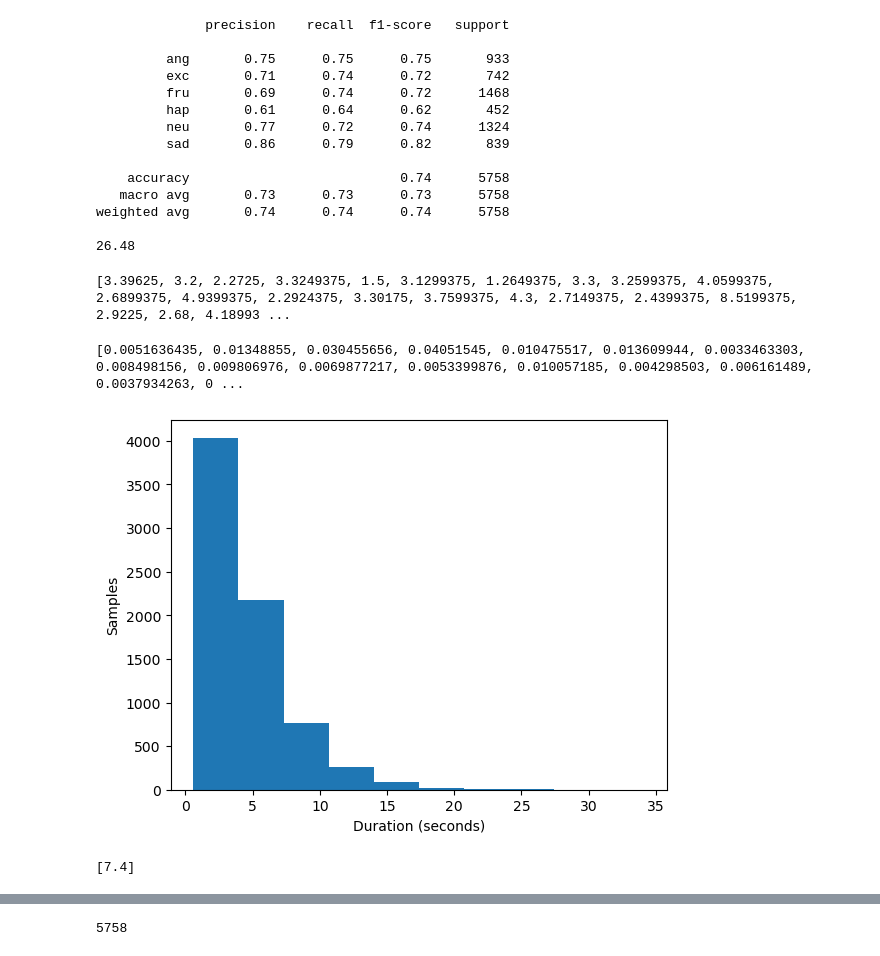
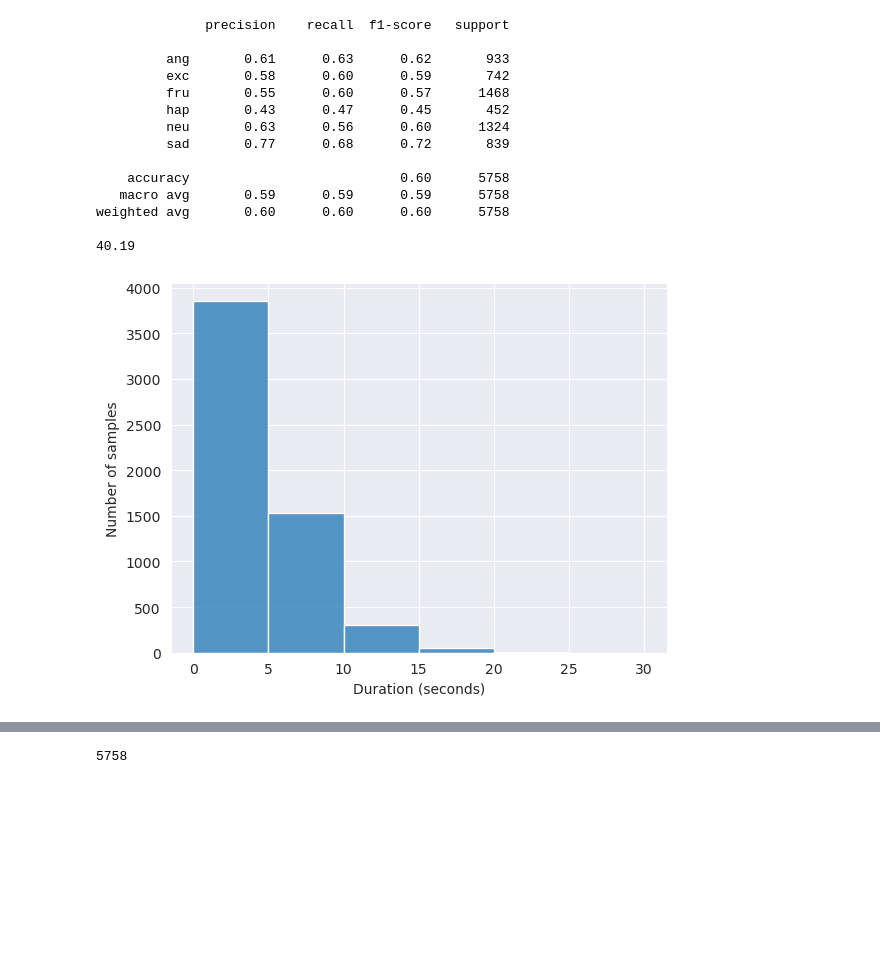
Before and after one commit to kritianandan98/ambivalent, a Jupyter notebook: src/data-explore.ipynb, the cells around one changed output, grey strips where cells are left out. Saved outputs shown, nothing was run; the diff lists cells and outputs as text; code cells hidden in the pictures; blank space fills up the shorter version.

```diff
--- a/src/data-explore.ipynb
+++ b/src/data-explore.ipynb
@@ -25,3 +27,3 @@ name = 'hard'
 # %%
-pick_prob = 0.4 # probability of picking noisy label if present. Use this to tweak noise %, 1, 0.8, 0.6, 0.4, set it to 1 for easy mode
+pick_prob = 0.6 # probability of picking noisy label if present. Use this to tweak noise %, 1, 0.8, 0.6, 0.4, set it to 1 for easy mode
 lb2idx = {lb: idx for idx, lb in enumerate(emotions)}
@@ -109,7 +106,7 @@ PROJ_DIR = os.path.expanduser("~") + "/IEMOCAP_full_release"
 
 
 def create_dataset(session_id):
-    df = pd.DataFrame(columns=['wavfile', 'noisy-label', 'ground-truth', 'soft-gt', 'comments', 'transcript', 'timestamps', 'audio-path'])
+    df = pd.DataFrame(columns=['wavfile', 'noisy-label', 'ground-truth', 'soft-gt', 'comments', 'timestamps', 'audio-path'])
     # sample id
     idx = 0
     # paths
@@ -177,7 +174,7 @@ def create_dataset(session_id):
     return df
 
 # create train set
-train_df = pd.DataFrame(columns=['wavfile', 'noisy-label', 'ground-truth', 'comments', 'transcript', 'timestamps', 'audio-path'])
+train_df = pd.DataFrame(columns=['wavfile', 'noisy-label', 'ground-truth', 'comments', 'timestamps', 'audio-path'])
 for i in trange(1, 5):
     train_df = pd.concat([train_df, create_dataset(i)])
 
@@ -241,43 +244,36 @@ test_df.to_csv(name + '-' + str(noise_percentage) + '-test.csv', index=False)
 # %% [output]
               precision    recall  f1-score   support
 
-         ang       0.75      0.75      0.75       933
-         exc       0.71      0.74      0.72       742
-         fru       0.69      0.74      0.72      1468
-         hap       0.61      0.64      0.62       452
-         neu       0.77      0.72      0.74      1324
-         sad       0.86      0.79      0.82       839
+         ang       0.61      0.63      0.62       933
+         exc       0.58      0.60      0.59       742
+         fru       0.55      0.60      0.57      1468
+         hap       0.43      0.47      0.45       452
+         neu       0.63      0.56      0.60      1324
+         sad       0.77      0.68      0.72       839
 
-    accuracy                           0.74      5758
-   macro avg       0.73      0.73      0.73      5758
-weighted avg       0.74      0.74      0.74      5758
+    accuracy                           0.60      5758
+   macro avg       0.59      0.59      0.59      5758
+weighted avg       0.60      0.60      0.60      5758
 
-26.48
+40.19
 # %%
 durations = []
 means = []
 sample_rate = 16000
-for i in trange(len(full_df)):
-    audio_path = full_df.iloc[i]['audio-path']
+for i in trange(len(train_df)):
+    audio_path = train_df.iloc[i]['audio-path']
     (audio, fs) = librosa.core.load(audio_path, sr=sample_rate, mono=True)
     durations.append(librosa.get_duration(y=audio, sr=sample_rate))
     means.append(np.mean(abs(audio)))
-# %%
-print(durations)
-# %% [output]
-[3.39625, 3.2, 2.2725, 3.3249375, 1.5, 3.1299375, 1.2649375, 3.3, 3.2599375, 4.0599375, 2.6899375, 4.9399375, 2.2924375, 3.30175, 3.7599375, 4.3, 2.7149375, 2.4399375, 8.5199375, 2.9225, 2.68, 4.18993 ...
-# %%
-print(means)
-# %% [output]
-[0.0051636435, 0.01348855, 0.030455656, 0.04051545, 0.010475517, 0.013609944, 0.0033463303, 0.008498156, 0.009806976, 0.0069877217, 0.0053399876, 0.010057185, 0.004298503, 0.006161489, 0.0037934263, 0 ...
 # %%
-plt.hist(durations, density=False, bins=10)  # density=False would make counts
-plt.ylabel('Samples')
+import seaborn as sns
+import pandas as pd
+
+sns.set_style('darkgrid')
+bin_edges = list(range(0, int(max(durations)) + 5, 5))
+sns.histplot(x=durations, bins=bin_edges) # density=False would make counts
+plt.ylabel('Number of samples')
 plt.xlabel('Duration (seconds)')
 plt.savefig('/home/kriti/ambivalent/images/durations.png')
 # %% [output]
-[figure, old version]
+[figure, new version]
-# %%
-print(re.search(r'\[[\d\-\.]+\]', "yup  [7.4]").group(0))
-# %% [output]
-[7.4]
```
Also changed, not shown: parts of 15 cells of this notebook, 12 other files.
